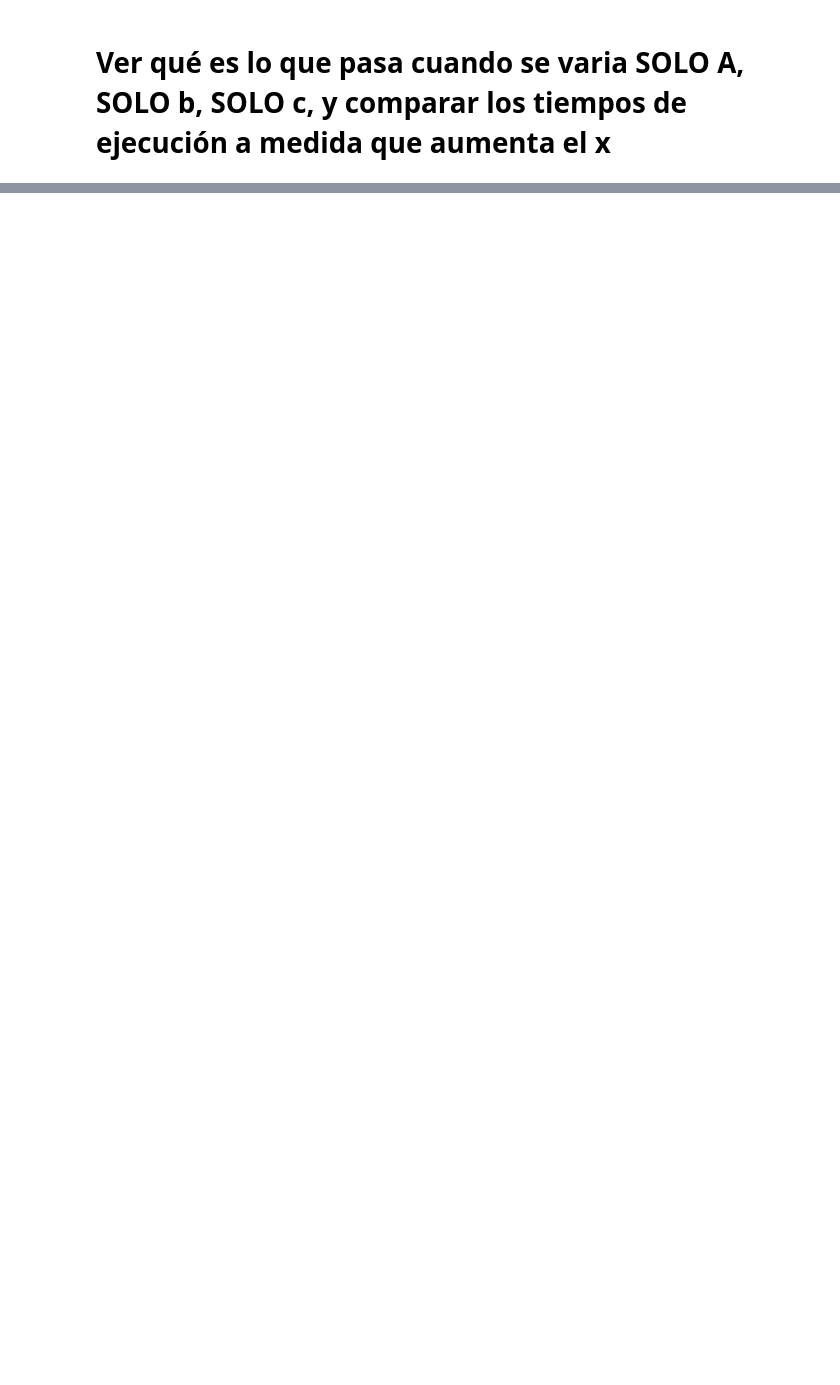
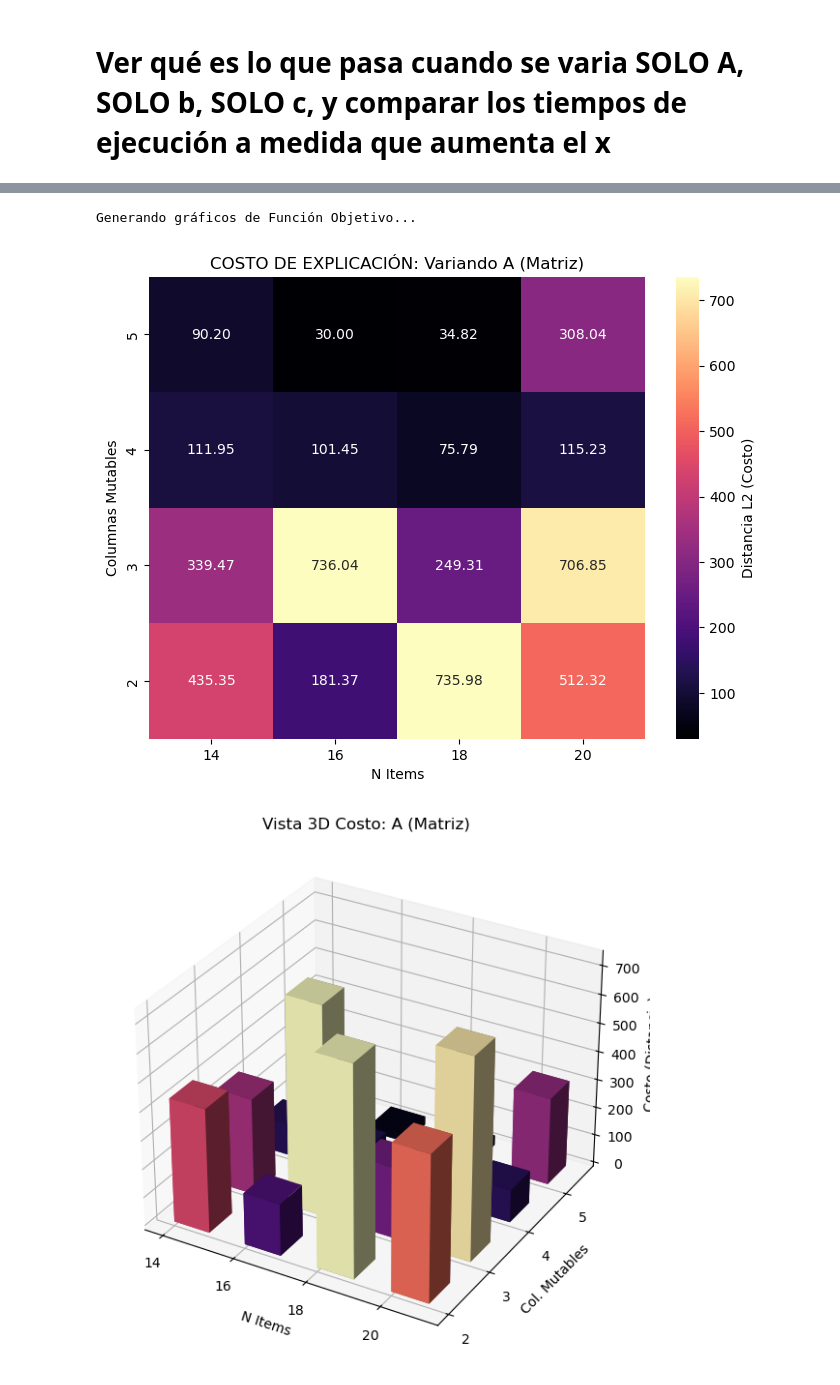
Before and after one commit to TomasStevenson/Counterfactual-Explanations-for-optimization-problems, a Jupyter notebook: Algo_Linear/WCEP_knapsack.ipynb, the cells around one changed output, grey strips where cells are left out. Saved outputs shown, nothing was run; the diff lists cells and outputs as text; code cells hidden in the pictures; blank space fills up the shorter version.

```diff
--- a/Algo_Linear/WCEP_knapsack.ipynb
+++ b/Algo_Linear/WCEP_knapsack.ipynb
@@ -1318,0 +1927,70 @@ Eje Y (Mutables): [1, 2, 3, 4]
+# %%
+# =========================================================
+# CELDA DE VISUALIZACIÓN ADICIONAL: FUNCIÓN OBJETIVO
+# =========================================================
+
+def plot_objective_analysis(obj_mat, mode_name, y_labels=None):
+    if y_labels is None:
+        y_labels = RANGES_MUTABLES
+
+    rows, cols = obj_mat.shape
+
+    # --- 1. Heatmap de Distancia ---
+    plt.figure(figsize=(8, 6 if len(y_labels) > 1 else 3))
+    annot_obj = np.empty_like(obj_mat, dtype=object)
+    for i in range(rows):
+        for j in range(cols):
+            annot_obj[i, j] = f"{obj_mat[i, j]:.2f}"
+
+    # Usamos mapa de color 'magma' o 'inferno' para diferenciar de los tiempos
+    sns.heatmap(obj_mat, annot=annot_obj, fmt="", cmap="magma",
+                xticklabels=RANGES_N_ITEMS, yticklabels=y_labels,
+                cbar_kws={'label': 'Distancia L2 (Costo)'})
+    plt.gca().invert_yaxis()
+    plt.xlabel("N Items")
+    plt.ylabel("Columnas Mutables")
+    plt.title(f"COSTO DE EXPLICACIÓN: Variando {mode_name}")
+    plt.show()
+
+    # --- 2. Gráfico 3D de Distancia ---
+    fig = plt.figure(figsize=(10, 7))
+    ax = fig.add_subplot(111, projection='3d')
+
+    _x = np.arange(cols)
+    _y = np.arange(rows)
+    X_m, Y_m = np.meshgrid(_x, _y)
+
+    x_flat = X_m.flatten()
+    y_flat = Y_m.flatten()
+    z_flat = np.zeros_like(x_flat)
+    dx = 0.5 * np.ones_like(z_flat)
+    dy = 0.5 * np.ones_like(z_flat)
+    dz = obj_mat.flatten()
+
+    from matplotlib import cm
+    # Normalización segura para evitar errores si todos son 0
+    max_val = max(np.max(dz), 0.001)
+    norm = plt.Normalize(0, max_val)
+    colors = cm.magma(norm(dz))
+
+    ax.bar3d(x_flat, y_flat, z_flat, dx, dy, dz, color=colors, shade=True)
+
+    ax.set_xticks(_x)
+    ax.set_xticklabels(RANGES_N_ITEMS)
+    ax.set_yticks(_y)
+    ax.set_yticklabels(y_labels)
+    ax.set_xlabel('N Items')
+    ax.set_ylabel('Col. Mutables')
+    ax.set_zlabel('Costo (Distancia)')
+    plt.title(f"Vista 3D Costo: {mode_name}")
+    plt.show()
+
+# --- Generar los gráficos faltantes ---
+print("Generando gráficos de Función Objetivo...")
+plot_objective_analysis(obj_A, "A (Matriz)")
+plot_objective_analysis(obj_C, "C (Costos)")
+plot_objective_analysis(obj_B, "B (RHS)", y_labels=["Scalar B"])
+# %% [output]
+Generando gráficos de Función Objetivo...
+[figure, added]
+[figure, added]
```
Also changed, not shown: parts of 11 cells of this notebook.
